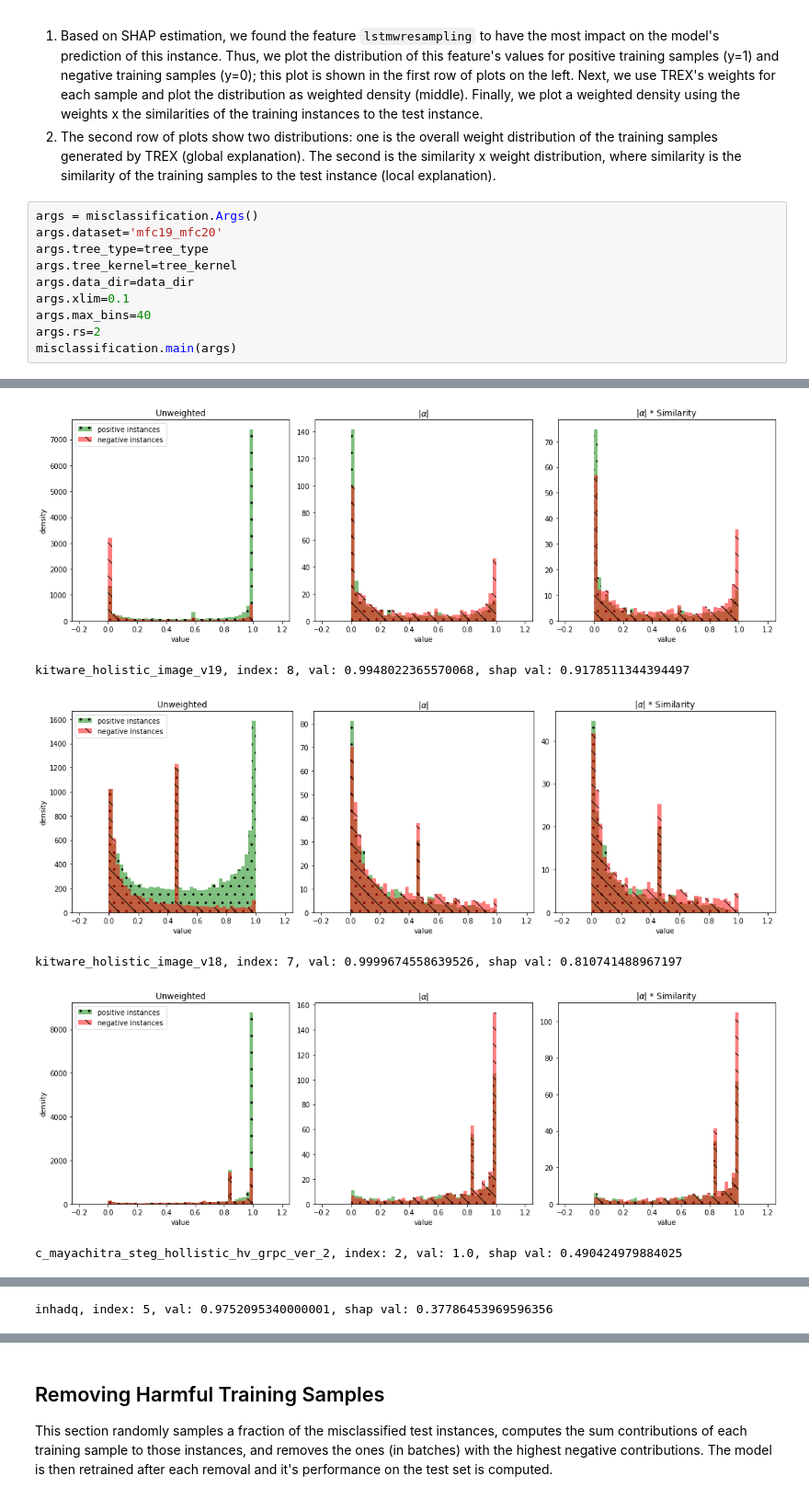
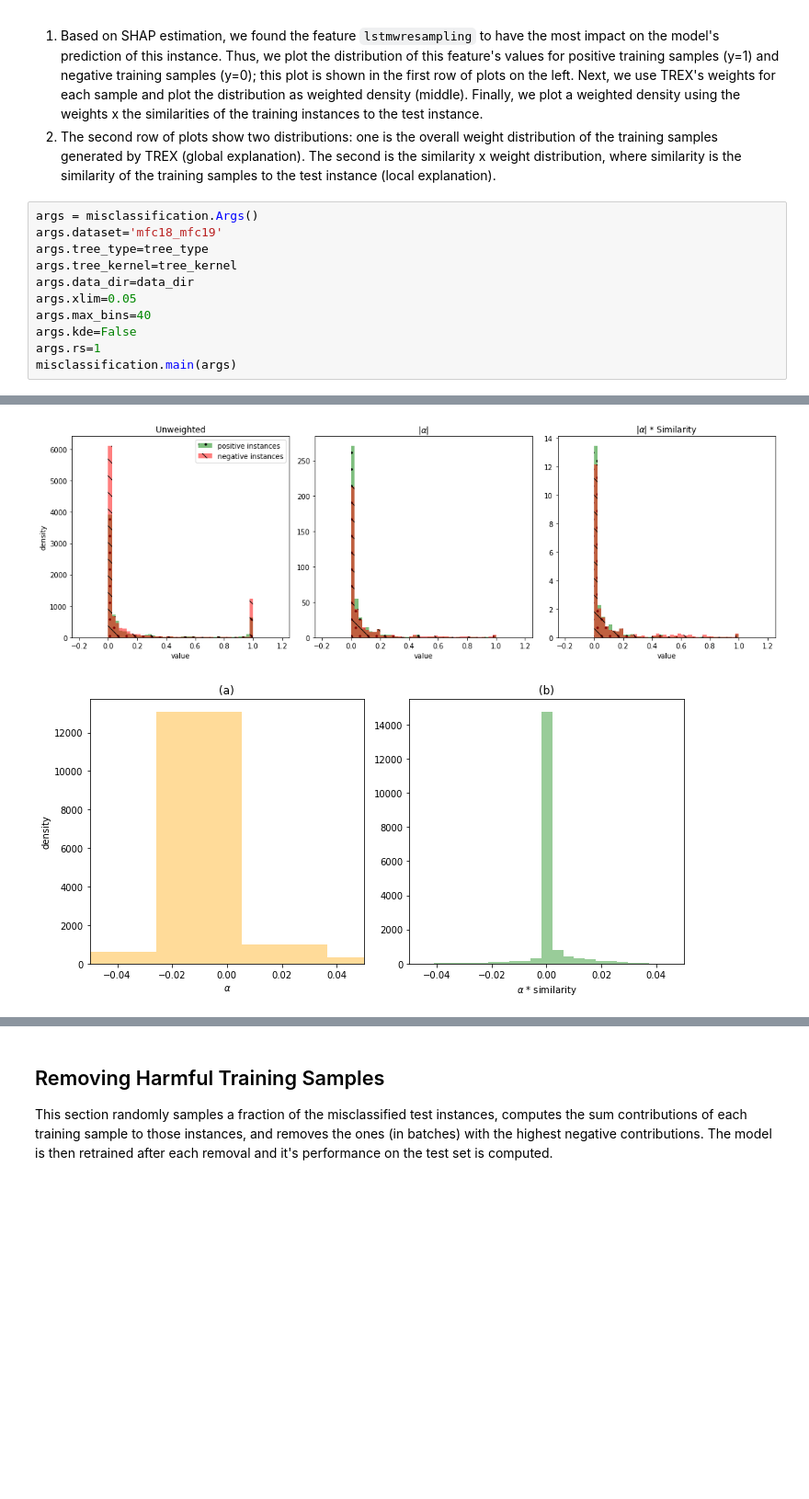
Before and after one commit to jjbrophy47/trex, a Jupyter notebook: experiments/notebooks/medifor.ipynb, the cells around one changed output, grey strips where cells are left out. Shown: that part at 92% size. Saved outputs shown, nothing was run; the diff lists cells and outputs as text; blank space fills up the shorter version.

```diff
--- a/experiments/notebooks/medifor.ipynb
+++ b/experiments/notebooks/medifor.ipynb
@@ -107,12 +109,13 @@ This section chooses an incorrectly predicted test instance and shows several pe
 2. The second row of plots show two distributions: one is the overall weight distribution of the training samples generated by TREX (global explanation). The second is the similarity x weight distribution, where similarity is the similarity of the training samples to the test instance (local explanation).
 # %%
 args = misclassification.Args()
-args.dataset='mfc19_mfc20'
+args.dataset='mfc18_mfc19'
 args.tree_type=tree_type
 args.tree_kernel=tree_kernel
 args.data_dir=data_dir
-args.xlim=0.1
+args.xlim=0.05
 args.max_bins=40
-args.rs=2
+args.kde=False
+args.rs=1
 misclassification.main(args)
 # %% [output]
@@ -136,6 +141,2 @@ c_mayachitra_steg_hollistic_hv_grpc_ver_1, index: 1, val: 1.0, shap val: 1.81763
-[figure, old version]
+[figure, new version]
-kitware_holistic_image_v19, index: 8, val: 0.9948022365570068, shap val: 0.9178511344394497
-[figure, old version]
+[figure, new version]
-kitware_holistic_image_v18, index: 7, val: 0.9999674558639526, shap val: 0.810741488967197
-[figure, removed]
-c_mayachitra_steg_hollistic_hv_grpc_ver_2, index: 2, val: 1.0, shap val: 0.490424979884025
@@ -143 +142,0 @@ c_mayachitra_steg_hollistic_hv_grpc_ver_2, index: 2, val: 1.0, shap val: 0.49042
-inhadq, index: 5, val: 0.9752095340000001, shap val: 0.37786453969596356
```
Also changed, not shown: parts of 4 cells of this notebook, 11 other files.
